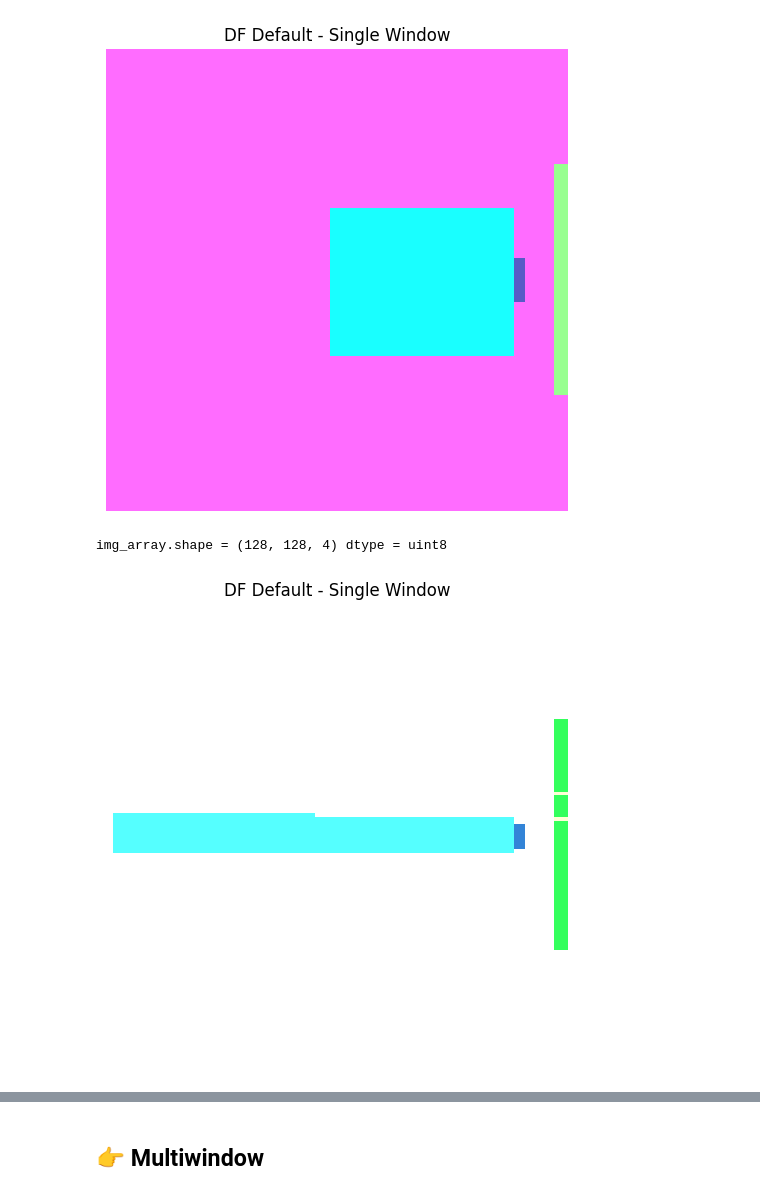
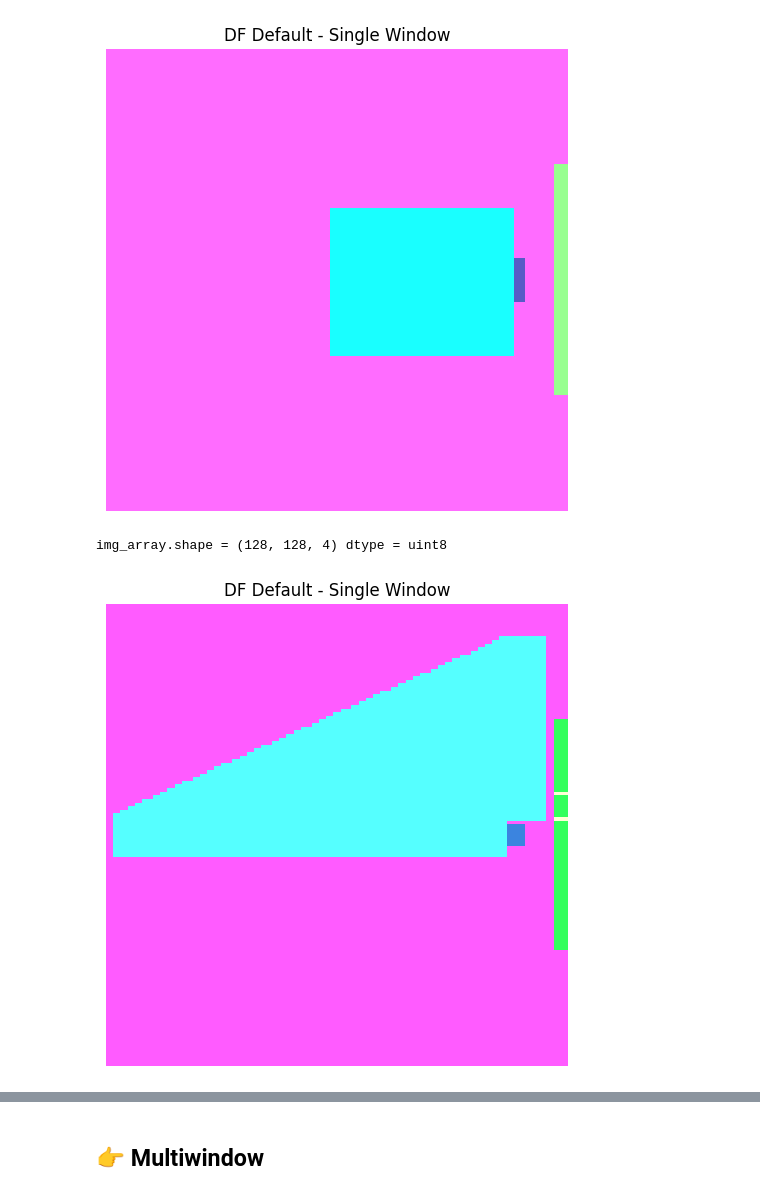
Before and after one commit to upskiller-xyz/server_encoder, a Jupyter notebook: example/demo.ipynb, the cells around one changed output, grey strips where cells are left out. Drawn from its saved outputs; the diff is of its cells as text; code cells hidden in the pictures.

```diff
--- a/example/demo.ipynb
+++ b/example/demo.ipynb
@@ -52,39 +42,43 @@ oa[27] = 90
 # %%
 # [[50, 50], [55, 39],[55, 32],[50, 32],[50, 39], [49, 39], [49, 50]],
+oa = [0] * 64
+oa[20] = 90
+oa[27] = 90
+
 obstruction_request = {
             "model_type": "df_default_2.0.1",
             "parameters": {
                 "height_roof_over_floor": 10, #
-                "floor_height_above_terrain": 18.1, #
-                "room_polygon": [[50, 50], [50, 39], [49, 39], [49, 50]],
+                "floor_height_above_terrain": 1.1, #
+                "room_polygon": [[50, 50], [55, 39],[55, 26],[50, 26],[50, 39], [49, 39], [49, 50]],
                 "windows": {
                     "test_window": {
-                        "x1": 49.1, "y1": 50, "z1": 18,
-                        "x2": 49.8, "y2": 50, "z2": 19.2,
+                        "x1": 49.8, "y1": 39, "z1": 1.3,
+                        "x2": 49.2, "y2": 39.5, "z2": 2.2,
                         "window_frame_ratio": 0.6, #
-                        "direction_angle": 1.57,
+                        "direction_angle": 1.5708,
                         "obstruction_angle_horizon": oa,
                         "obstruction_angle_zenith": oa
                     }
                 }
             },
             # "mesh": r["mesh"][:18]
         }
 
 response = requests.post(f"{SERVER_URL}/encode", json=obstruction_request)
 
 if response.status_code == 200:
     Path("encoded_df_default.png").write_bytes(response.content)
     img = Image.open(io.BytesIO(response.content))
     img_array = np.array(img)
     print("img_array.shape =", img_array.shape, "dtype =", img_array.dtype)
     plt.figure(figsize=(6, 6))
     plt.imshow(img)
     plt.title("DF Default - Single Window")
     plt.axis('off')
     plt.show()
 else:
     print(f"❌ Error: {response.status_code}")
 # %% [output]
 img_array.shape = (128, 128, 4) dtype = uint8
-[figure, old version]
+[figure, new version]
```
Also changed, not shown: parts of 7 cells of this notebook, 7 other files.
